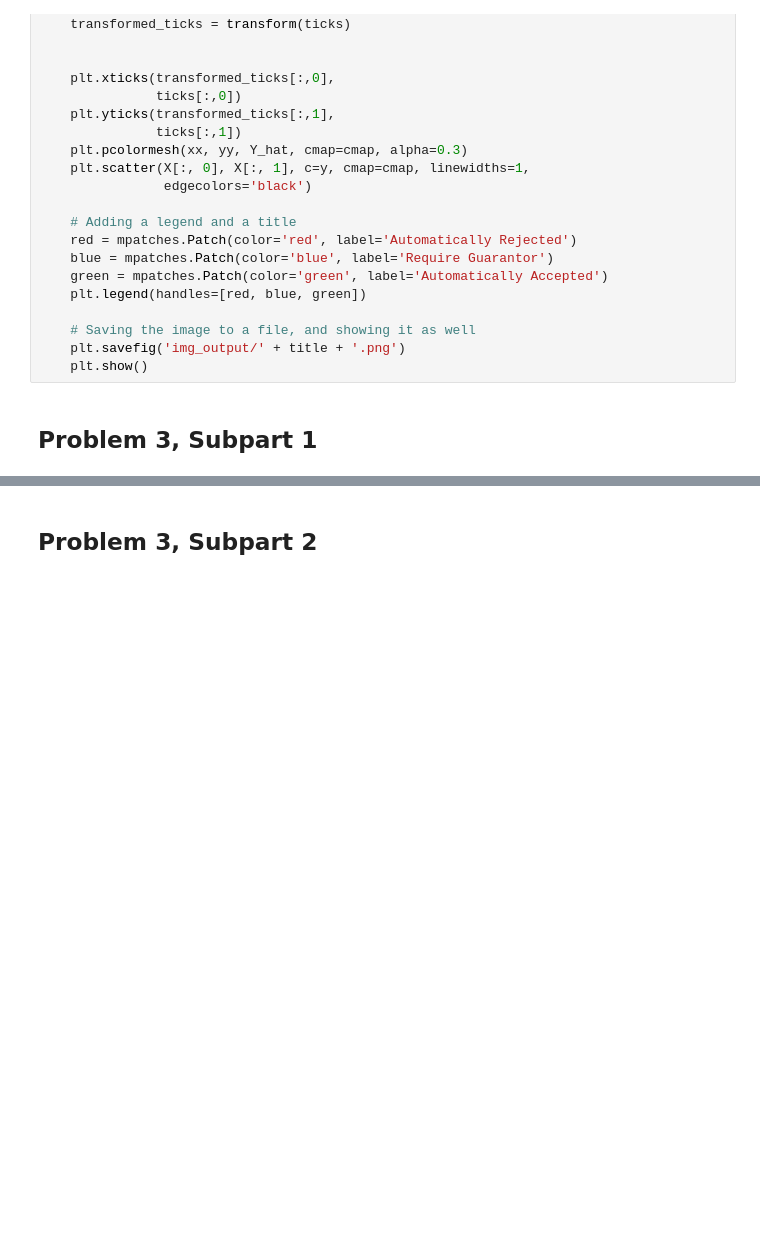
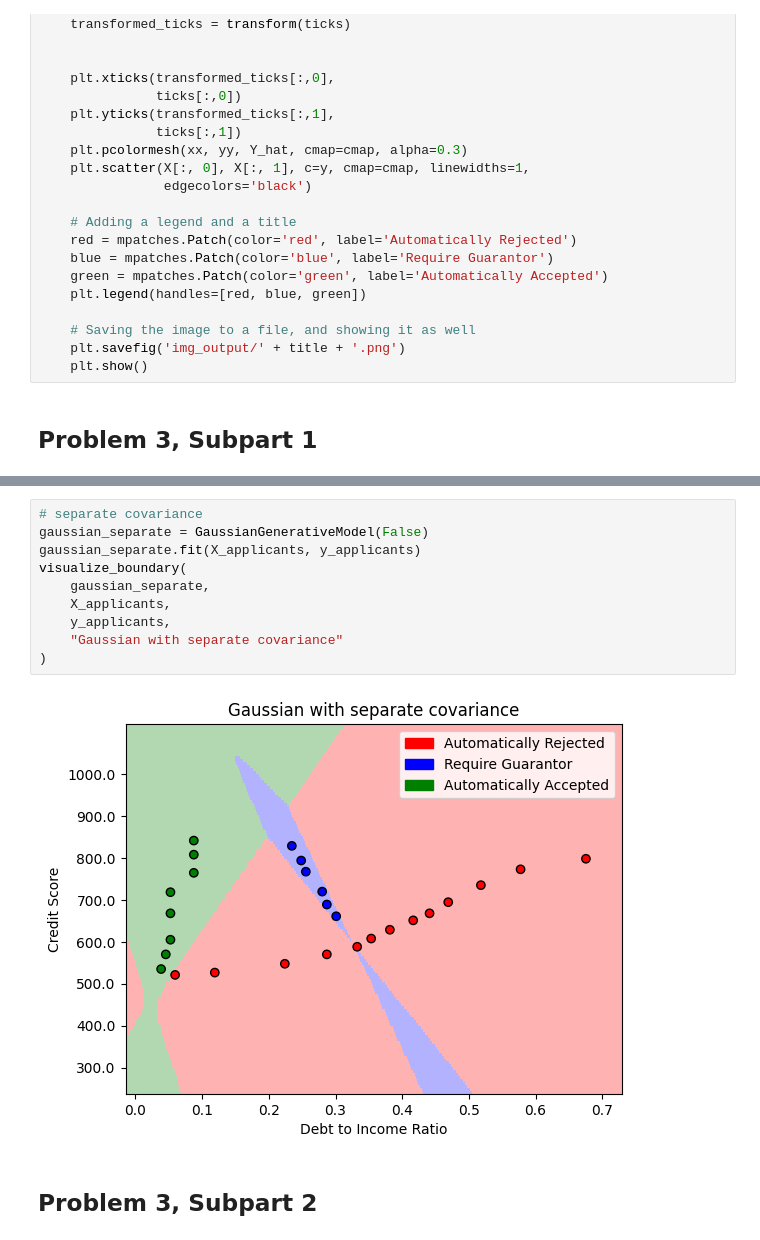
Before and after one commit to elharris8/cs181-s25-homeworks, a Jupyter notebook: hw2/hw2.ipynb, the cells around one changed output, grey strips where cells are left out. Drawn from its saved outputs; the diff is of its cells as text; blank space fills up the shorter version.

```diff
--- a/hw2/hw2.ipynb
+++ b/hw2/hw2.ipynb
@@ -526,3 +479,15 @@ pass
+# %%
+# separate covariance
+gaussian_separate = GaussianGenerativeModel(False)
+gaussian_separate.fit(X_applicants, y_applicants)
+visualize_boundary(
+    gaussian_separate,
+    X_applicants,
+    y_applicants,
+    "Gaussian with separate covariance"
+)
+# %% [output]
+[figure, added]
 # %% [markdown]
 ## Problem 3, Subpart 2
 # %%
```
Also changed, not shown: parts of 17 cells of this notebook, 2 other files.
